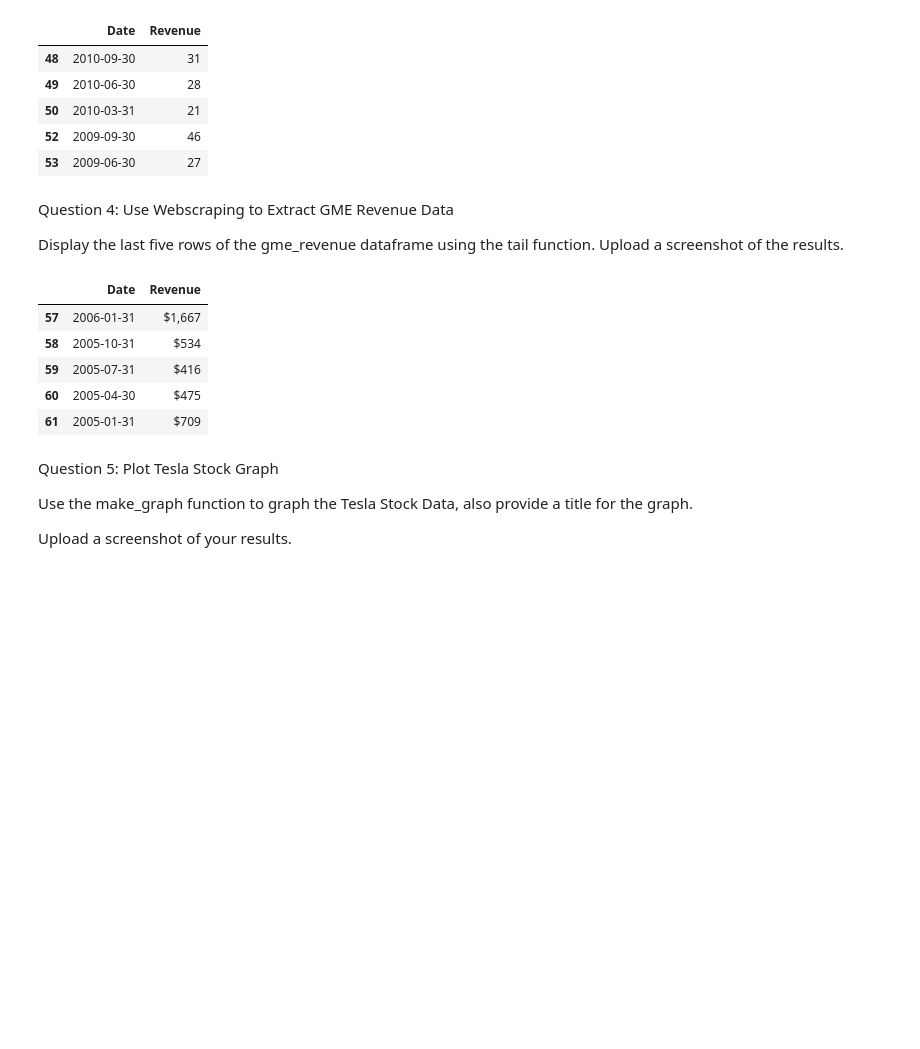
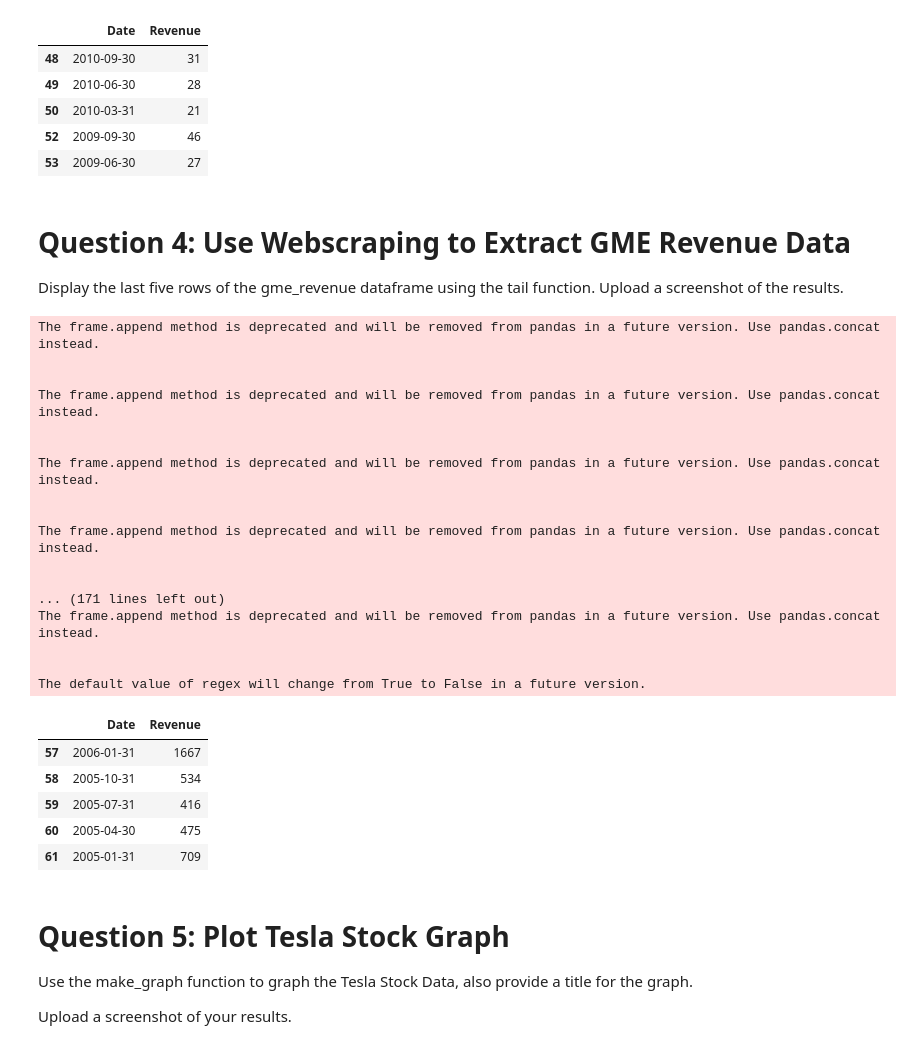
Before and after one commit to hocheeseong/IBMcourse, a Jupyter notebook: FinalAssignmentNov.ipynb, the cells around one changed output. Cells and saved outputs as stored; diff of their text form; code cells hidden in the pictures; blank space fills up the shorter version.

```diff
--- a/FinalAssignmentNov.ipynb
+++ b/FinalAssignmentNov.ipynb
@@ -89,36 +89,59 @@ The default value of regex will change from True to False in a future version.
 | 52 | 2009-09-30 | 46 |
 | 53 | 2009-06-30 | 27 |
 # %% [markdown]
-Question 4: Use Webscraping to Extract GME Revenue Data
+# Question 4: Use Webscraping to Extract GME Revenue Data
 
 Display the last five rows of the gme_revenue dataframe using the tail function. Upload a screenshot of the results.
 # %%
 import pandas as pd
 import requests
 from bs4 import BeautifulSoup
 url="https://cf-courses-data.s3.us.cloud-object-storage.appdomain.cloud/IBMDeveloperSkillsNetwork-PY0220EN-SkillsNetwork/labs/project/stock.html"
 html_data=requests.get(url).text
 
 soup=BeautifulSoup(html_data,'html5lib')
 GME_data=pd.DataFrame(columns=["Date", "Revenue"])
 
 for row in soup.find_all("tbody")[1].find_all('tr'):
     col = row.find_all("td")
     date = col[0].text
     revenue = col[1].text
 
     GME_data = GME_data.append({"Date":date, "Revenue":revenue}, ignore_index=True)
 
+GME_data["Revenue"] = GME_data['Revenue'].str.replace(',|\$',"")
+
+GME_data.dropna(inplace=True)
+
+GME_data = GME_data[GME_data['Revenue'] != ""]
+
 GME_data.tail()
 # %% [output]
+The frame.append method is deprecated and will be removed from pandas in a future version. Use pandas.concat instead.
+
+
+The frame.append method is deprecated and will be removed from pandas in a future version. Use pandas.concat instead.
+
+
+The frame.append method is deprecated and will be removed from pandas in a future version. Use pandas.concat instead.
+
+
+The frame.append method is deprecated and will be removed from pandas in a future version. Use pandas.concat instead.
+
+
+... (171 lines left out)
+The frame.append method is deprecated and will be removed from pandas in a future version. Use pandas.concat instead.
+
+
+The default value of regex will change from True to False in a future version.
 |  | Date | Revenue |
-| 57 | 2006-01-31 | $1,667 |
-| 58 | 2005-10-31 | $534 |
-| 59 | 2005-07-31 | $416 |
-| 60 | 2005-04-30 | $475 |
-| 61 | 2005-01-31 | $709 |
+| 57 | 2006-01-31 | 1667 |
+| 58 | 2005-10-31 | 534 |
+| 59 | 2005-07-31 | 416 |
+| 60 | 2005-04-30 | 475 |
+| 61 | 2005-01-31 | 709 |
 # %% [markdown]
-Question 5: Plot Tesla Stock Graph
+# Question 5: Plot Tesla Stock Graph
 
 Use the make_graph function to graph the Tesla Stock Data, also provide a title for the graph.
 
```
Also changed, not shown: parts of 4 cells of this notebook.
